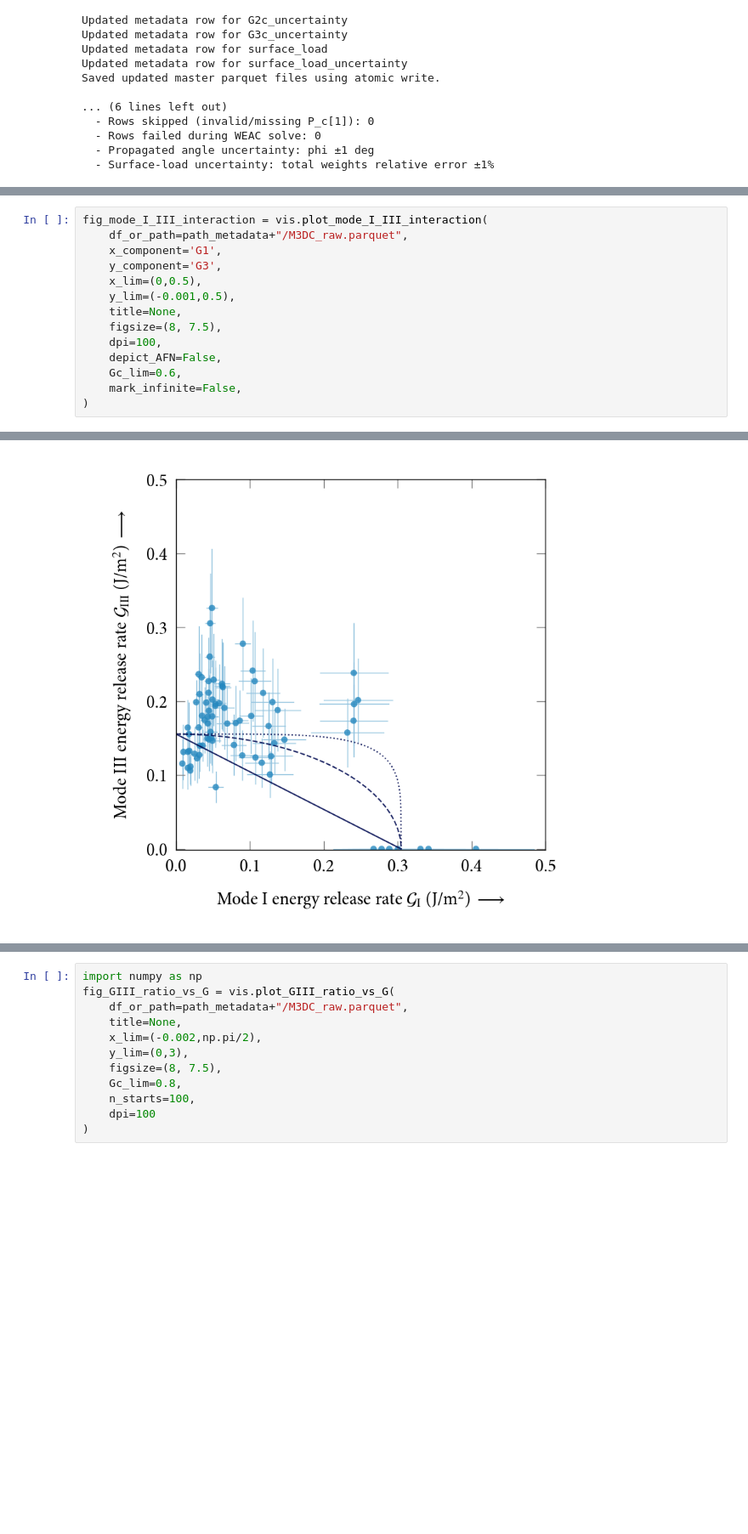
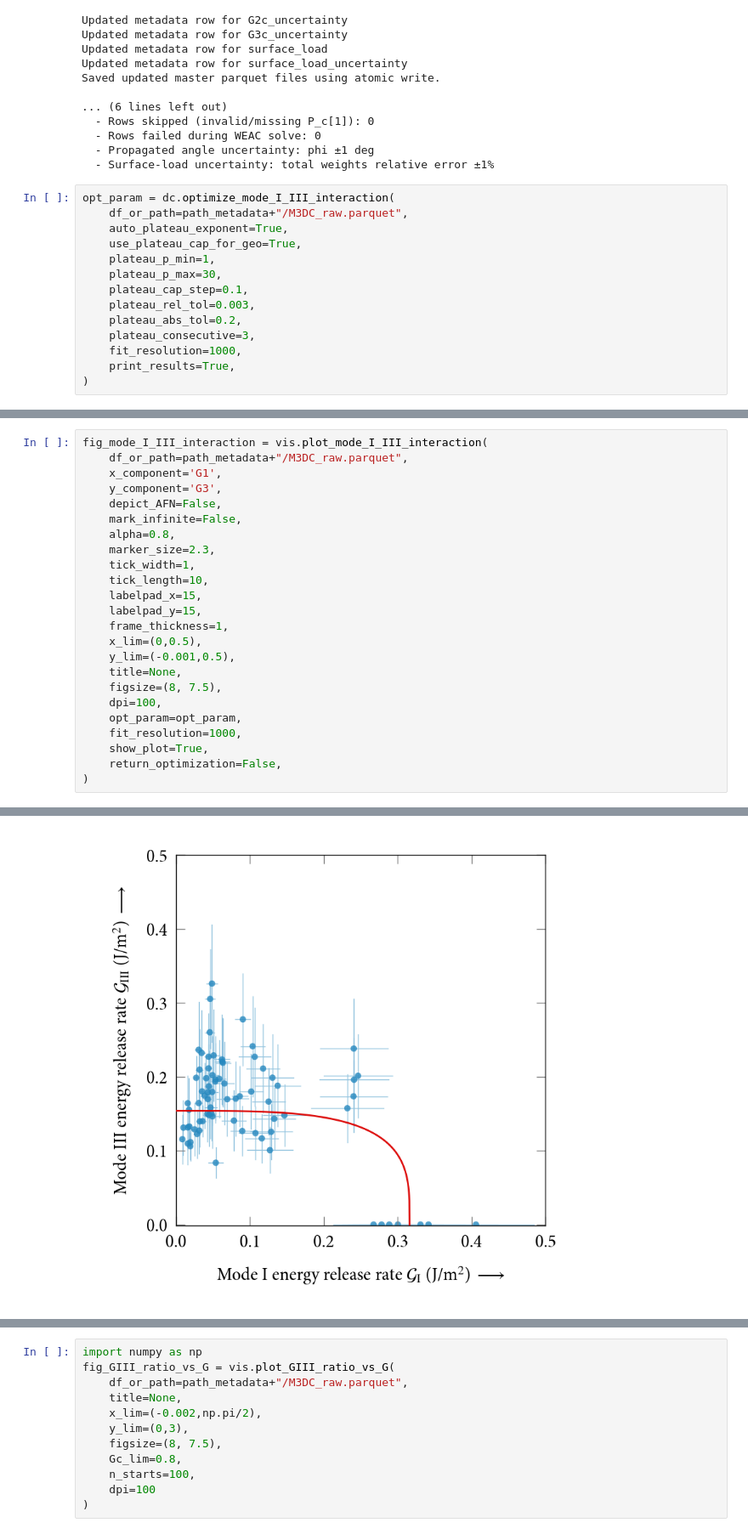
Before and after one commit to valdam95/Mode3DC, a Jupyter notebook: M3DC_Notebook.ipynb, the cells around one changed output, grey strips where cells are left out. Shown at 85% size. Saved outputs shown, nothing was run; the diff lists cells and outputs as text; blank space fills up the shorter version.

Commit message:
feat: improovements in the optimization of mixed mode interaction I III

```diff
--- a/M3DC_Notebook.ipynb
+++ b/M3DC_Notebook.ipynb
@@ -505,3 +504,17 @@ Saved updated master parquet files using atomic write.
   - Rows failed during WEAC solve: 0
   - Propagated angle uncertainty: phi ±1 deg
   - Surface-load uncertainty: total weights relative error ±1%
+# %%
+opt_param = dc.optimize_mode_I_III_interaction(
+    df_or_path=path_metadata+"/M3DC_raw.parquet",
+    auto_plateau_exponent=True,
+    use_plateau_cap_for_geo=True,
+    plateau_p_min=1,
+    plateau_p_max=30,
+    plateau_cap_step=0.1,
+    plateau_rel_tol=0.003,
+    plateau_abs_tol=0.2,
+    plateau_consecutive=3,
+    fit_resolution=1000,
+    print_results=True,
+)
@@ -510,14 +542,24 @@ fig_mode_I_III_interaction = vis.plot_mode_I_III_interaction(
     df_or_path=path_metadata+"/M3DC_raw.parquet",
     x_component='G1',
     y_component='G3',
+    depict_AFN=False,
+    mark_infinite=False,
+    alpha=0.8,
+    marker_size=2.3,
+    tick_width=1,
+    tick_length=10,
+    labelpad_x=15,
+    labelpad_y=15,
+    frame_thickness=1,
     x_lim=(0,0.5),
     y_lim=(-0.001,0.5),
     title=None,
     figsize=(8, 7.5),
     dpi=100,
-    depict_AFN=False,
-    Gc_lim=0.6,
-    mark_infinite=False,
+    opt_param=opt_param,
+    fit_resolution=1000,
+    show_plot=True,
+    return_optimization=False,
 )
 # %% [output]
 Loaded data from Parquet: /Volumes/Public/04 phds/Adam/02_experiments/04_mode_III_DC/01_raw_data/04_metadata/M3DC_raw.parquet
@@ -540 +566 @@ plot_mode_I_III_interaction - forced n=m diagnostics
-[figure, old version]
+[figure, new version]
```
Also changed, not shown: parts of 5 cells of this notebook, 2 other files.
